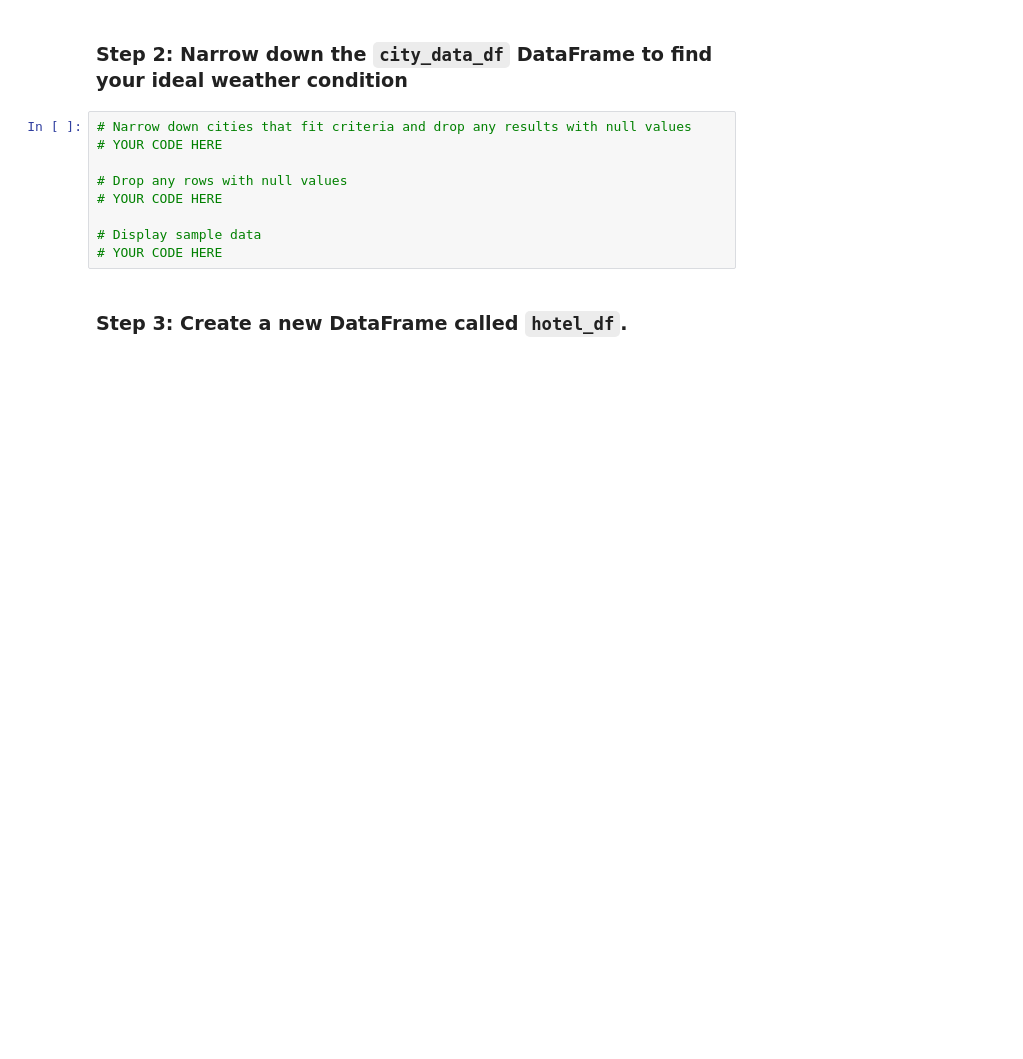
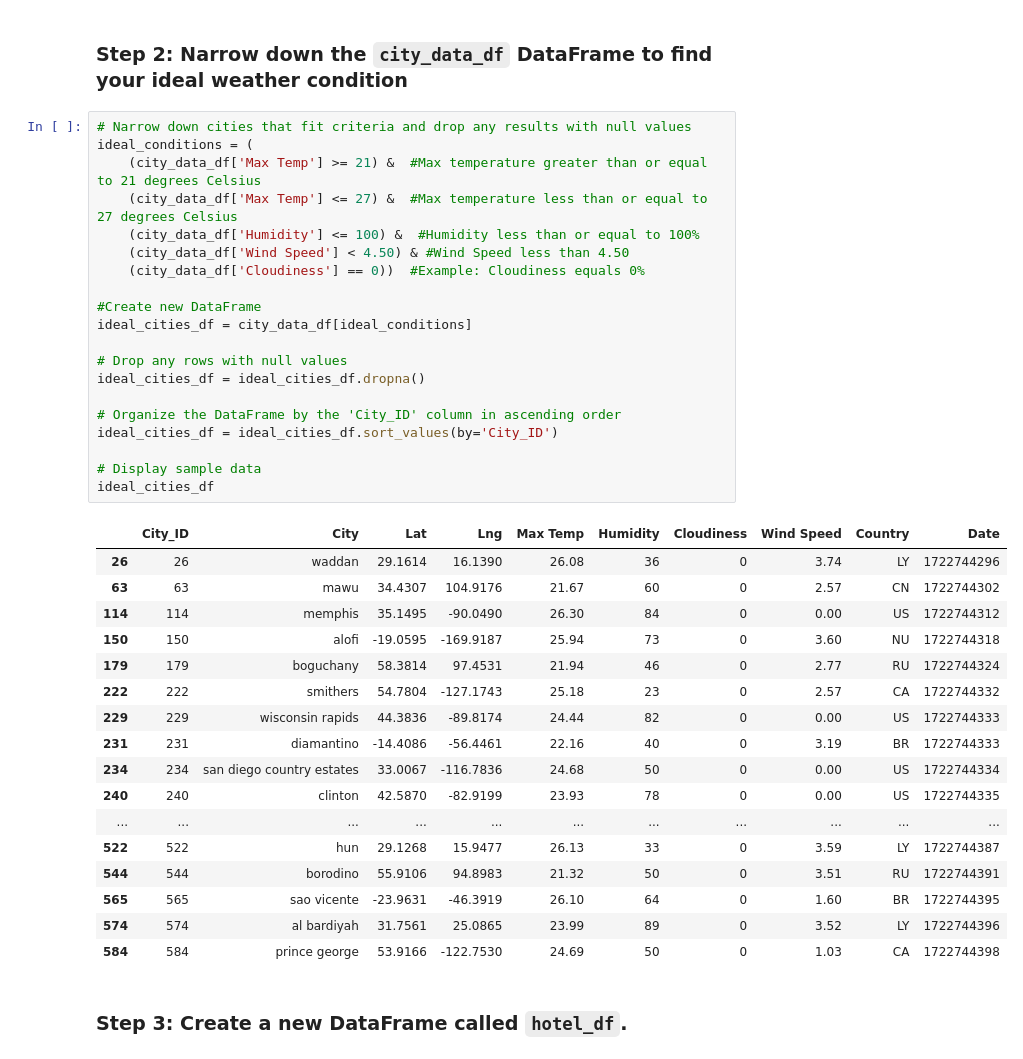
Before and after one commit to maparisio/python-api-challenge, a Jupyter notebook: WeatherPy/VacationPy.ipynb, the cells around one changed output. Drawn from its saved outputs; the diff is of its cells as text; blank space fills up the shorter version.

```diff
--- a/WeatherPy/VacationPy.ipynb
+++ b/WeatherPy/VacationPy.ipynb
@@ -38,14 +65,43 @@ city_data_df.head()
 # %% [markdown]
 ### Step 2: Narrow down the `city_data_df` DataFrame to find your ideal weather condition
-# %%
-# Narrow down cities that fit criteria and drop any results with null values
-# YOUR CODE HERE
-
-# Drop any rows with null values
-# YOUR CODE HERE
-
-# Display sample data
-# YOUR CODE HERE
+# %%
+# Narrow down cities that fit criteria and drop any results with null values
+ideal_conditions = (
+    (city_data_df['Max Temp'] >= 21) &  #Max temperature greater than or equal to 21 degrees Celsius
+    (city_data_df['Max Temp'] <= 27) &  #Max temperature less than or equal to 27 degrees Celsius
+    (city_data_df['Humidity'] <= 100) &  #Humidity less than or equal to 100%
+    (city_data_df['Wind Speed'] < 4.50) & #Wind Speed less than 4.50
+    (city_data_df['Cloudiness'] == 0))  #Example: Cloudiness equals 0%
+
+#Create new DataFrame
+ideal_cities_df = city_data_df[ideal_conditions]
+
+# Drop any rows with null values
+ideal_cities_df = ideal_cities_df.dropna()
+
+# Organize the DataFrame by the 'City_ID' column in ascending order
+ideal_cities_df = ideal_cities_df.sort_values(by='City_ID')
+
+# Display sample data
+ideal_cities_df
+# %% [output]
+|  | City_ID | City | Lat | Lng | Max Temp | Humidity | Cloudiness | Wind Speed | Country | Date |
+| 26 | 26 | waddan | 29.1614 | 16.1390 | 26.08 | 36 | 0 | 3.74 | LY | 1722744296 |
+| 63 | 63 | mawu | 34.4307 | 104.9176 | 21.67 | 60 | 0 | 2.57 | CN | 1722744302 |
+| 114 | 114 | memphis | 35.1495 | -90.0490 | 26.30 | 84 | 0 | 0.00 | US | 1722744312 |
+| 150 | 150 | alofi | -19.0595 | -169.9187 | 25.94 | 73 | 0 | 3.60 | NU | 1722744318 |
+| 179 | 179 | boguchany | 58.3814 | 97.4531 | 21.94 | 46 | 0 | 2.77 | RU | 1722744324 |
+| 222 | 222 | smithers | 54.7804 | -127.1743 | 25.18 | 23 | 0 | 2.57 | CA | 1722744332 |
+| 229 | 229 | wisconsin rapids | 44.3836 | -89.8174 | 24.44 | 82 | 0 | 0.00 | US | 1722744333 |
+| 231 | 231 | diamantino | -14.4086 | -56.4461 | 22.16 | 40 | 0 | 3.19 | BR | 1722744333 |
+| 234 | 234 | san diego country estates | 33.0067 | -116.7836 | 24.68 | 50 | 0 | 0.00 | US | 1722744334 |
+| 240 | 240 | clinton | 42.5870 | -82.9199 | 23.93 | 78 | 0 | 0.00 | US | 1722744335 |
+| ... | ... | ... | ... | ... | ... | ... | ... | ... | ... | ... |
+| 522 | 522 | hun | 29.1268 | 15.9477 | 26.13 | 33 | 0 | 3.59 | LY | 1722744387 |
+| 544 | 544 | borodino | 55.9106 | 94.8983 | 21.32 | 50 | 0 | 3.51 | RU | 1722744391 |
+| 565 | 565 | sao vicente | -23.9631 | -46.3919 | 26.10 | 64 | 0 | 1.60 | BR | 1722744395 |
+| 574 | 574 | al bardiyah | 31.7561 | 25.0865 | 23.99 | 89 | 0 | 3.52 | LY | 1722744396 |
+| 584 | 584 | prince george | 53.9166 | -122.7530 | 24.69 | 50 | 0 | 1.03 | CA | 1722744398 |
 # %% [markdown]
 ### Step 3: Create a new DataFrame called `hotel_df`.
 # %%
```
Also changed, not shown: parts of 7 cells of this notebook, 5 other files.
